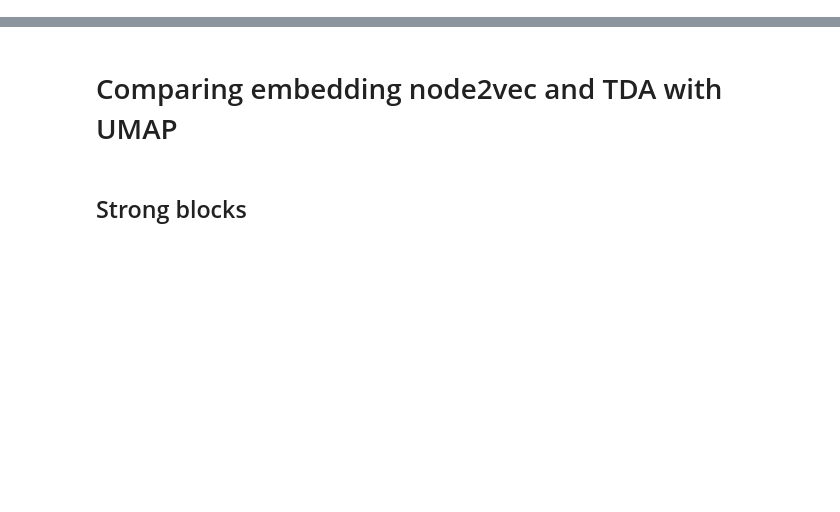
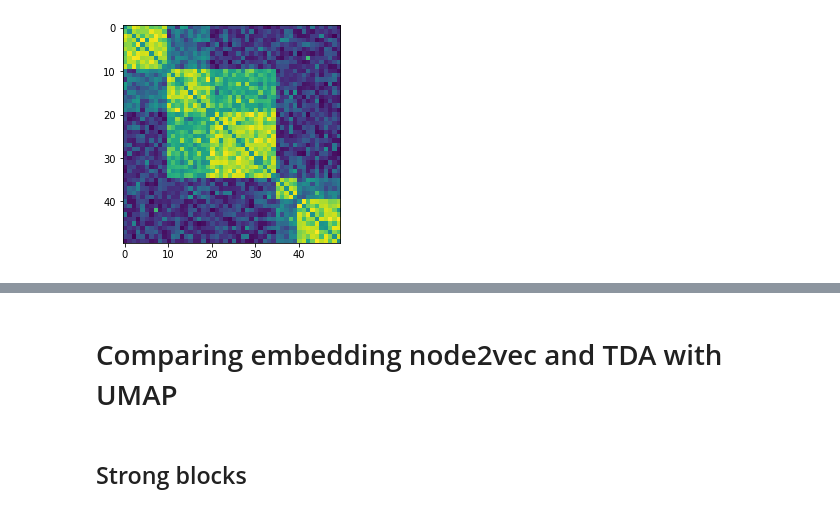
Before and after one commit to iknyazeva/WSBM, a Jupyter notebook: ProcessEmbedding.ipynb, the cells around one changed output, grey strips where cells are left out. Saved outputs shown, nothing was run; the diff lists cells and outputs as text; code cells hidden in the pictures; blank space fills up the shorter version.

```diff
--- a/ProcessEmbedding.ipynb
+++ b/ProcessEmbedding.ipynb
@@ -13,0 +38,11 @@ import matplotlib.pyplot as plt
+# %%
+n=50
+pi_vectors=[[0.4,0.3,0.3],[0.2,0.5,0.1,0.2]]
+theta_ins=[1,3]
+theta_outs=[-1,-3]
+wAdj_mixed=wsbm_crossed_blocks(n,pi_vectors,theta_ins,theta_outs)
+plt.imshow(wAdj_mixed)
+wAdj_mixed = wAdj_mixed/np.max(wAdj_mixed)
+savemat("wsbm_mixed.mat",mdict={"wsbm_mixed":wAdj_mixed})
+# %% [output]
+[figure, added]
```
Also changed, not shown: parts of 49 cells of this notebook, 1 other file.
